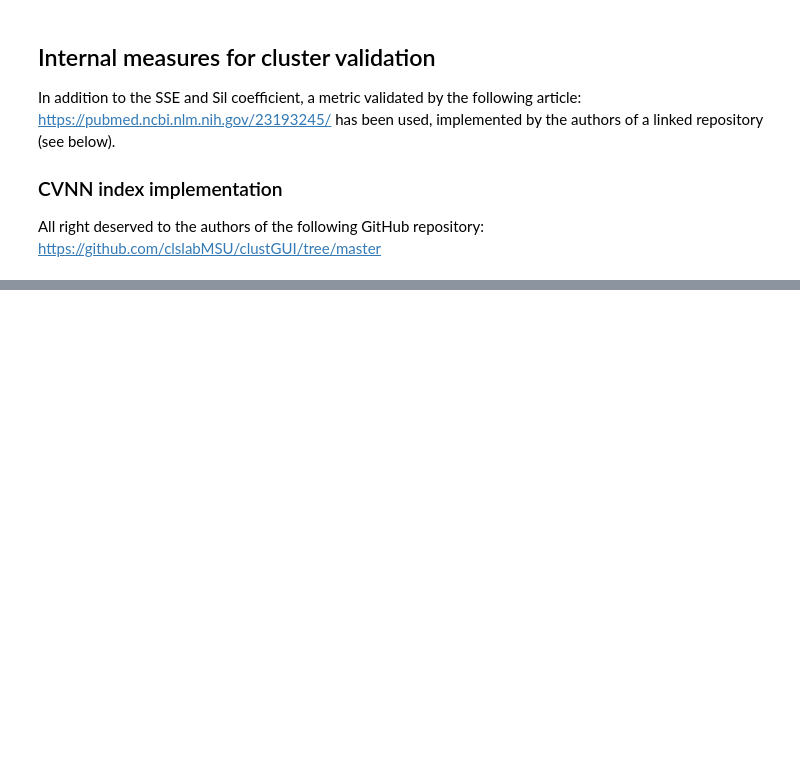
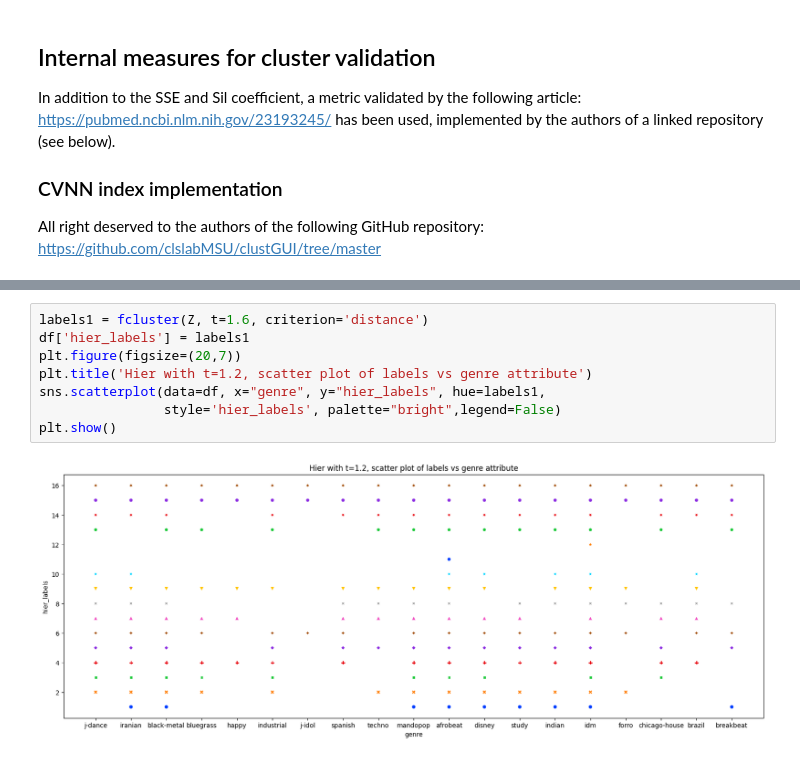
Before and after one commit to chiaratomaiuolo/Data_Mining_project, a Jupyter notebook: Clustering_cleaned.ipynb, the cells around one changed output, grey strips where cells are left out. Saved outputs shown, nothing was run; the diff lists cells and outputs as text; blank space fills up the shorter version.

```diff
--- a/Clustering_cleaned.ipynb
+++ b/Clustering_cleaned.ipynb
@@ -375,0 +537,10 @@ class internalIndex:
+# %%
+labels1 = fcluster(Z, t=1.6, criterion='distance')
+df['hier_labels'] = labels1
+plt.figure(figsize=(20,7))
+plt.title('Hier with t=1.2, scatter plot of labels vs genre attribute')
+sns.scatterplot(data=df, x="genre", y="hier_labels", hue=labels1,
+                style='hier_labels', palette="bright",legend=False)
+plt.show()
+# %% [output]
+[figure, added]
```
Also changed, not shown: parts of 30 cells of this notebook.
